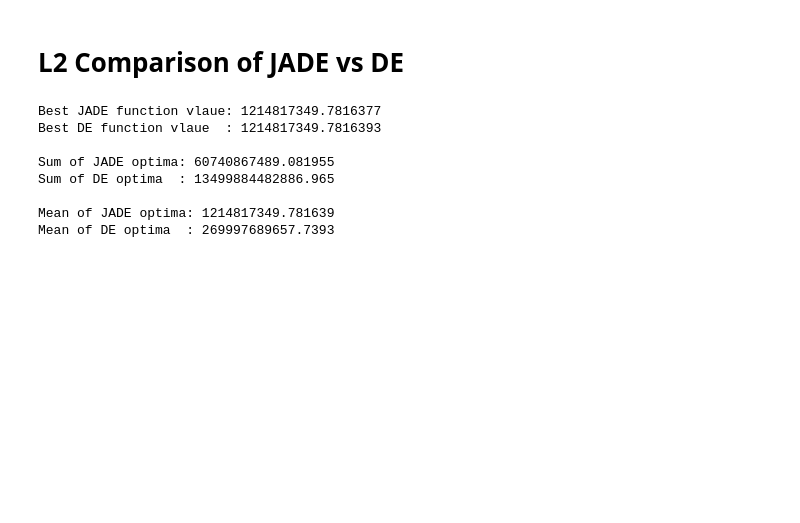
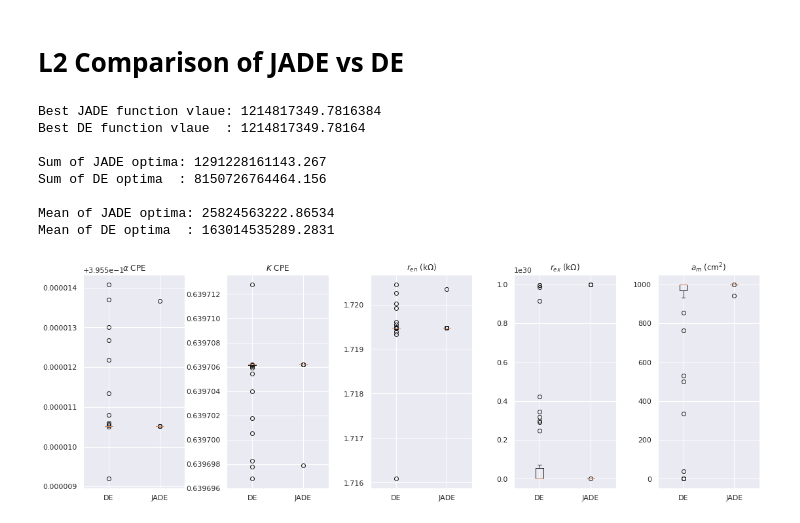
Before and after one commit to cjekel/equiv_circuit_blue_data, a Jupyter notebook: compare_DE_to_JADE.ipynb, the cells around one changed output. Saved outputs shown, nothing was run; the diff lists cells and outputs as text; code cells hidden in the pictures; blank space fills up the shorter version.

Commit message:
update JADE DE comparison with boxplots

```diff
--- a/compare_DE_to_JADE.ipynb
+++ b/compare_DE_to_JADE.ipynb
@@ -378,7 +378,7 @@ def my_opt_fun(obj_function):
     return np.append(results_x, opts)
 
 
-def opt_routine(obj_function, runs=50, n_proc=4, JADE=True):
+def opt_routine(obj_function, runs=50, n_proc=8, JADE=True):
     """
     An optimization routine which first runs a Differential Evolution
     (global optimization), then runs a Bounded BFGS (gradient optimization)
@@ -457,11 +457,11 @@ for ind, data in enumerate(data_list):
         zr = dataset.values[:, j+1]
         zj = dataset.values[:, j+2]
         # run normal optimizations
-        _, l1_opts_JADE, x_lk1, opt_lk1 = opt_routine(otto_model_L1_Kait)
-        _, l1_opts_DE, x_lk1, opt_lk1 = opt_routine(otto_model_L1_Kait, JADE=False)
+        xs_lk1_JADE, l1_opts_JADE, x_lk1_JADE, opt_lk1_JADE = opt_routine(otto_model_L1_Kait)
+        xs_lk1_DE, l1_opts_DE, x_lk1_DE, opt_lk1_DE = opt_routine(otto_model_L1_Kait, JADE=False)
 
-        _, l2_opts_JADE, x_lk2, opt_lk2 = opt_routine(otto_model_L2_Kait)
-        _, l2_opts_DE, x_lk2, opt_lk2 = opt_routine(otto_model_L2_Kait, JADE=False)
+        xs_lk2_JADE, l2_opts_JADE, x_lk2_JADE, opt_lk2_JADE = opt_routine(otto_model_L2_Kait)
+        xs_lk2_DE, l2_opts_DE, x_lk2_DE, opt_lk2_DE = opt_routine(otto_model_L2_Kait, JADE=False)
         break
     break
 # %% [output]
@@ -510,11 +510,39 @@ print('Sum of DE optima  :', np.sum(l2_opts_DE), '\n')
 print('Mean of JADE optima:', np.mean(l2_opts_JADE))
 print('Mean of DE optima  :', np.mean(l2_opts_DE), '\n')
 # %% [output]
-Best JADE function vlaue: 1214817349.7816377
-Best DE function vlaue  : 1214817349.7816393
+Best JADE function vlaue: 1214817349.7816384
+Best DE function vlaue  : 1214817349.78164
 
-Sum of JADE optima: 60740867489.081955
-Sum of DE optima  : 13499884482886.965
+Sum of JADE optima: 1291228161143.267
+Sum of DE optima  : 8150726764464.156
 
-Mean of JADE optima: 1214817349.781639
-Mean of DE optima  : 269997689657.7393
+Mean of JADE optima: 25824563222.86534
+Mean of DE optima  : 163014535289.2831
+# %%
+def remove_outside_threshold(opt, xs, opts):
+    # remove the functions outside 10% of the best objecjtive function
+    ub = opt*1.1
+    xz = []
+    optz = []
+    for i, j in enumerate(opts):
+        if j <= ub:
+            xz.append(xs[i])
+            optz.append(opts[i])
+    return np.array(xz), np.array(optz)
+
+
+xs_lk1_JADE, l1_opts_JADE = remove_outside_threshold(opt_lk1_JADE, xs_lk1_JADE, l1_opts_JADE)
+xs_lk1_DE, l1_opts_DE = remove_outside_threshold(opt_lk1_DE, xs_lk1_DE, l1_opts_DE)
+xs_lk2_JADE, l2_opts_JADE = remove_outside_threshold(opt_lk2_JADE, xs_lk2_JADE, l2_opts_JADE)
+xs_lk2_DE, l2_opts_DE = remove_outside_threshold(opt_lk2_DE, xs_lk2_DE, l2_opts_DE)
+# %%
+fig, ax = plt.subplots(1, 5, sharey=False)
+fig.set_size_inches(15, 5)
+plt.tight_layout(pad=0.4, w_pad=2.5, h_pad=1.0)
+for i in range(5):
+    ax[i].boxplot([xs_lk1_DE[:, i], xs_lk1_JADE[:, i]])
+    ax[i].set_xticklabels(['DE', 'JADE'])
+    ax[i].set_title(labels[i])
+plt.savefig('figs_JADE_vs_DE/lk1.pdf', bbox_inches='tight', dpi=300)
+# %% [output]
+[figure, added]
```
Also changed, not shown: parts of 3 cells of this notebook, 2 other files.
